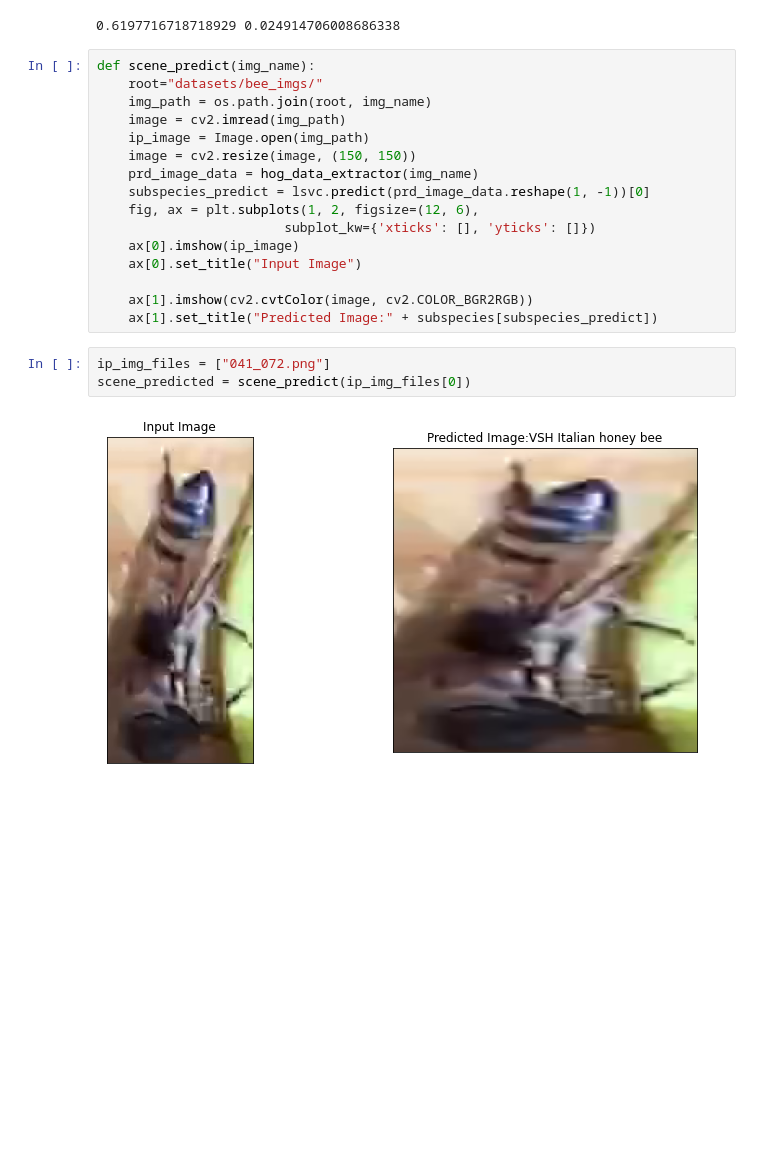
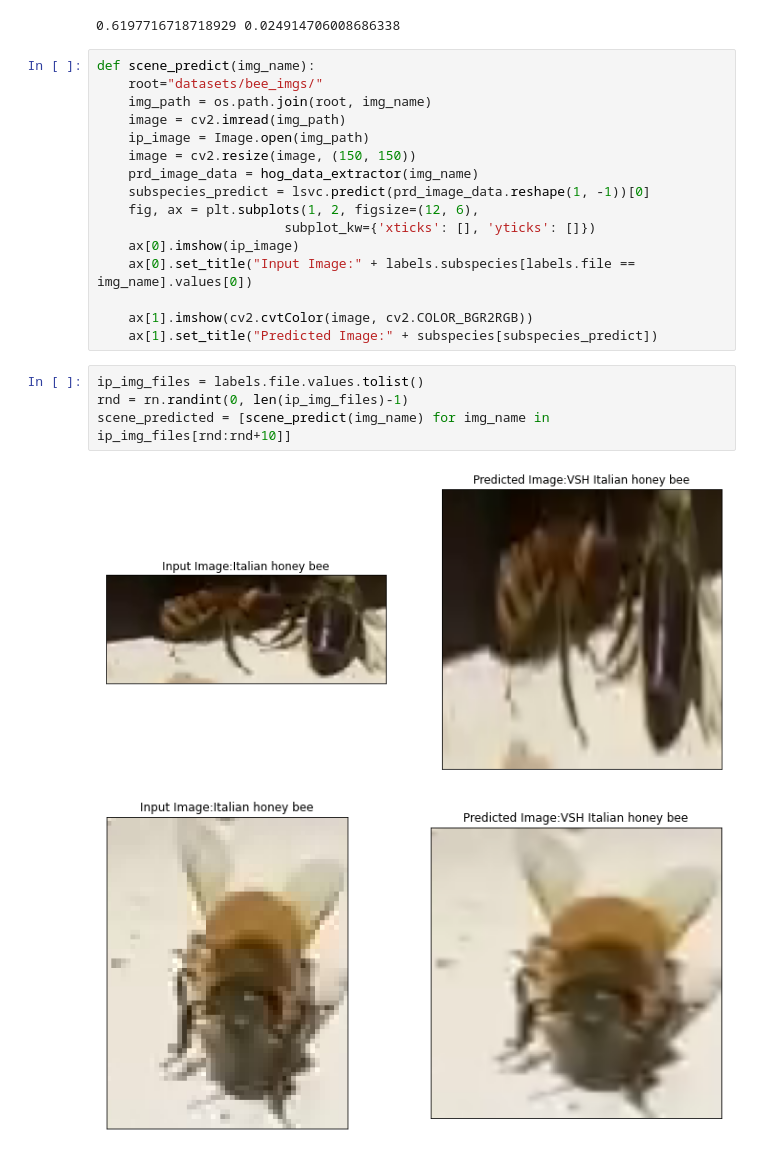
Before and after one commit to whatiskeptiname/Bee-Classifier, a Jupyter notebook: SVM.ipynb, the cells around one changed output. Saved outputs shown, nothing was run; the diff lists cells and outputs as text; blank space fills up the shorter version.

Commit message:
attached  input file subspecies in image

```diff
--- a/SVM.ipynb
+++ b/SVM.ipynb
@@ -203,12 +203,14 @@ def scene_predict(img_name):
     fig, ax = plt.subplots(1, 2, figsize=(12, 6),
                         subplot_kw={'xticks': [], 'yticks': []})
     ax[0].imshow(ip_image)
-    ax[0].set_title("Input Image")
+    ax[0].set_title("Input Image:" + labels.subspecies[labels.file == img_name].values[0])
 
     ax[1].imshow(cv2.cvtColor(image, cv2.COLOR_BGR2RGB))
     ax[1].set_title("Predicted Image:" + subspecies[subspecies_predict])
-# %%
-ip_img_files = ["041_072.png"]
-scene_predicted = scene_predict(ip_img_files[0])
-# %% [output]
-[figure, removed]
+# %%
+ip_img_files = labels.file.values.tolist()
+rnd = rn.randint(0, len(ip_img_files)-1)
+scene_predicted = [scene_predict(img_name) for img_name in ip_img_files[rnd:rnd+10]]
+# %% [output]
+[figure, added]
+[figure, added]
```
Also changed, not shown: parts of 1 cell of this notebook.
